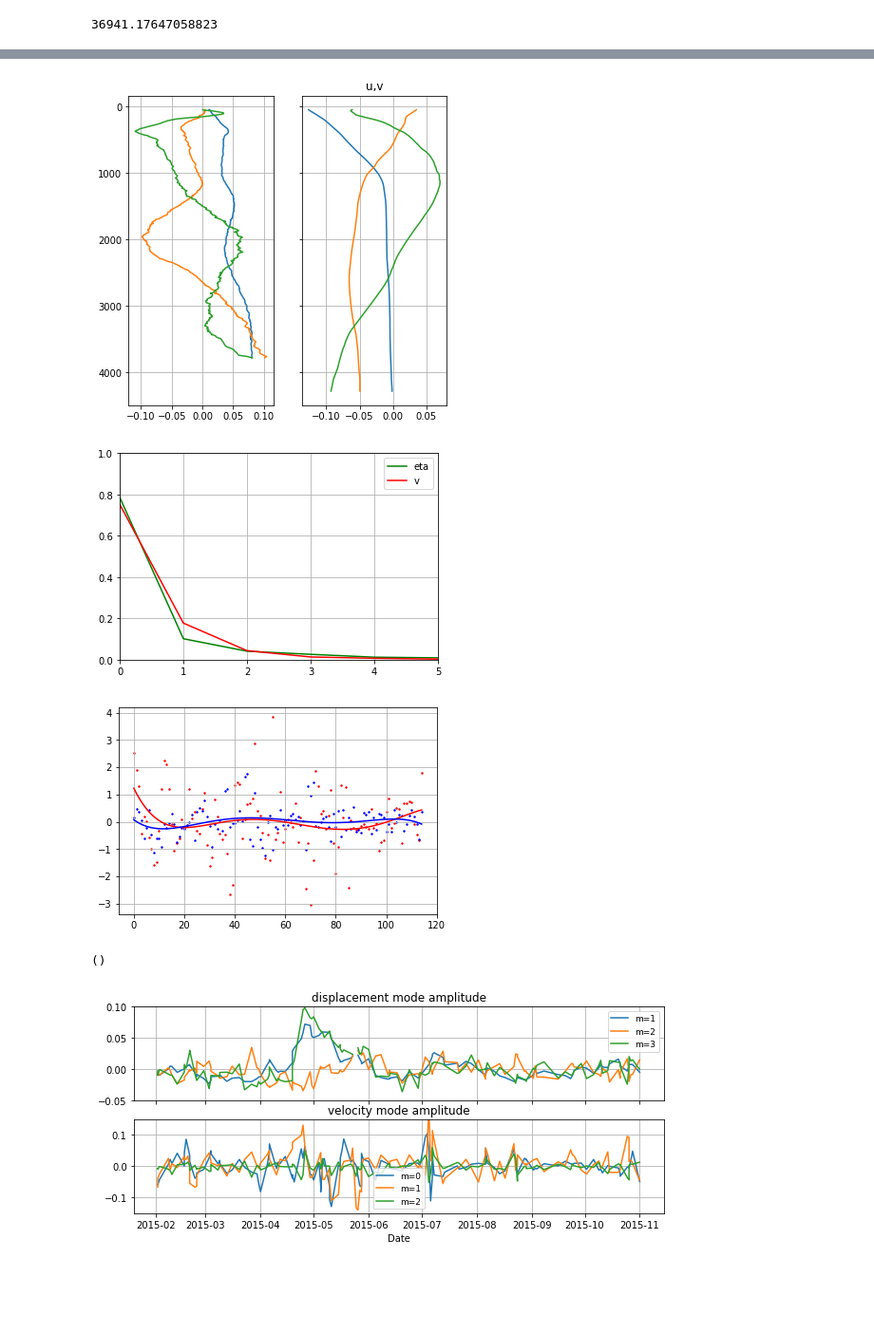
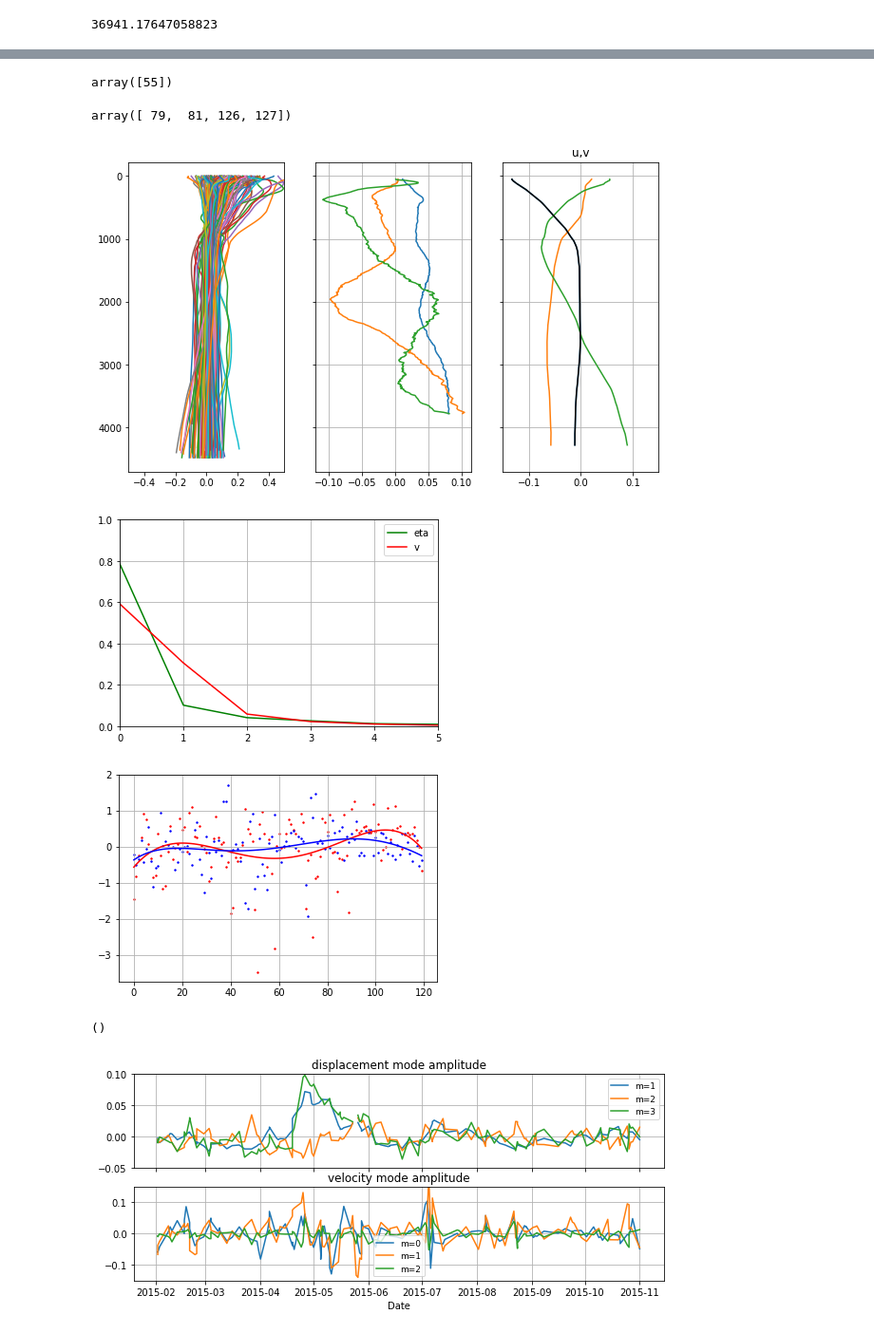
Before and after one commit to jakesteinberg/geostrophic_turbulence, a Jupyter notebook: bats_dg_2015_mode_projections.ipynb, the cells around one changed output, grey strips where cells are left out. Shown at 95% size. Drawn from its saved outputs; the diff is of its cells as text; code cells hidden in the pictures; blank space fills up the shorter version.

```diff
--- a/bats_dg_2015_mode_projections.ipynb
+++ b/bats_dg_2015_mode_projections.ipynb
@@ -638,4 +625,8 @@ plot_pro(ax)
 ()
+# %%
+np.where(np.isnan(V_ordered[430, :]))[0]
+# %% [output]
+array([55])
 # %%
 # --- EOF of velocity profiles (for whole mission) (ORIGINAL EIGENVALUE SOLUTION TECHNIQUE)
 grid_reg = np.arange(0, np.nanmax(grid), 10)
@@ -654,21 +645,28 @@ grid_sub_i = [10, 20, 30, 40, 50, 60, 70, 80, 90, 100,
 check1 = 7      # upper index to include in eof computation
 check2 = -10     # lower index to include in eof computation
 grid_check = grid_reg[grid_sub_i]
+
+# orient such that all are the same sign
+V_ordered_abs = V_ordered.copy()
+for i in range(np.shape(V_ordered)[1]):
+    if np.nanmean(V_ordered[0:300, i]) < 0:
+        V_ordered_abs[:, i] = -1.0 * V_ordered[:, i]
+
+gg = []
+for i in range(np.shape(V_ordered_abs)[1]):
+    if np.nansum(np.isnan(V_ordered_abs[10:-10, i])) == 0:
+        gg.append(True)
+        if np.nanmean(np.abs(V_ordered_abs[440:, i])) > 0.15:
+            gg[i] = False
+    else:
+        gg.append(False)
+
+grid_sub_i_3 = range(10, 440)
+mw_v_ordered_sub = V_ordered_abs[:, gg].copy()  # remove profiles with high velocities at 4000 m
+UVzq = mw_v_ordered_sub[grid_sub_i_3, :]  # alter z_grid indices to remove nans
 V4 = UVzq.copy()
 
-# orient such that all are the same sign
-# for i in range(np.shape(V4)[1]):
-#     up_avg = np.nanmean(V4[0:100, i])
-#     if up_avg < 0:
-#         V4[:, i] = -1.0 * V4[:, i]
-# weights = (10**(1/2))*np.sqrt(n2_reg[check1:check2])
-
-# velocity EOFS
-# checkk = np.zeros(np.shape(V4)[1])
-# for j in range(np.shape(V4)[1]):
-#     checkk[j] = np.sum(np.isnan(V4[:, j]))
-# Uzq = V4[:, checkk < 1].copy()
-Uzq = V4.copy()
+Uzq = V4
 nq = np.size(Uzq[0, :])
 avg_Uzq = np.nanmean(np.transpose(Uzq), axis=0)
 Uzqa = Uzq - np.transpose(np.tile(avg_Uzq, [nq, 1]))  # velocity anomaly matrix
@@ -691,43 +689,54 @@ PEV = t1 / np.sum(t1)
 # D_eta_qa, V_eta_qa = np.linalg.eig(cov_eta_qa)
 # t1 = np.real(D_eta_qa[0:15])
 # PEV_eta = t1 / np.sum(t1)
+# %%
+np.shape(Uzq)
+np.where(np.abs(V_ordered_abs[440, :]) > 0.15)[0]
+# %% [output]
+array([ 79,  81, 126, 127])
 # %%
-matplotlib.rcParams['figure.figsize'] = (6, 6)
-f, (ax0, ax3) = plt.subplots(1, 2, sharey=True)
+matplotlib.rcParams['figure.figsize'] = (10, 6)
+f, (ax00, ax0, ax3) = plt.subplots(1, 3, sharey=True)
+
+for i in range(np.shape(V_ordered)[1]):
+    ax00.plot(V_ordered_abs[:, i], grid)
+ax00.set_xlim([-.5, .5])
+
 ax0.plot(UUe[:, 0], grid[grid_sub_i_2])
 ax0.plot(UUe[:, 1], grid[grid_sub_i_2])
 ax0.plot(UUe[:, 2], grid[grid_sub_i_2])
 ax0.grid()
 ax0.invert_yaxis()
 ax3.plot(UU3[:, 0], grid[grid_sub_i_3])
 ax3.plot(UU3[:, 1], grid[grid_sub_i_3])
 ax3.plot(UU3[:, 2], grid[grid_sub_i_3])
-# ax3.plot(-1.0*V_Uzqa[:, 0], grid[grid_sub_i_3], 'k')
+ax3.plot(1.0*V_Uzqa[:, 0], grid[grid_sub_i_3], 'k')
 ax3.set_title('u,v')
+ax3.set_xlim([-.15, .15])
 plot_pro(ax3)
 
 matplotlib.rcParams['figure.figsize'] = (6, 4)
 f, ax = plt.subplots()
 ax.plot(np.arange(0, len(frac_eof_eta)), frac_eof_eta, color='g', label='eta')
 ax.plot(np.arange(0, len(frac_eof_uv)), frac_eof_uv, color='r', label='v')
 ax.set_ylim([0, 1])
 ax.set_xlim([0, 5])
 handles, labels = ax.get_legend_handles_labels()
 ax.legend(handles, labels, fontsize=10)
 plot_pro(ax)
 
 f, ax = plt.subplots()
 p1 = np.polyfit(np.arange(0, nq_uv), Amp1_uv, 5)
 p2 = np.polyfit(np.arange(0, nq_uv), Amp2_uv, 5)
 ax.scatter(np.arange(0, nq_uv), Amp1_uv, color='r', s=2)
 ax.plot(np.arange(0, nq_uv), np.polyval(p1, np.arange(0, nq_uv)), color='r')
 ax.scatter(np.arange(0, nq_uv), Amp2_uv, color='b', s=2)
 ax.plot(np.arange(0, nq_uv), np.polyval(p2, np.arange(0, nq_uv)), color='b')
 plot_pro(ax)
 # %% [output]
-[figure, old version]
+[figure, new version]
-[figure, old version]
+[figure, new version]
-[figure, old version]
+[figure, new version]
 ()
 # %%
 # mode amplitudes in time
```
Also changed, not shown: parts of 11 cells of this notebook, 5 other files.
